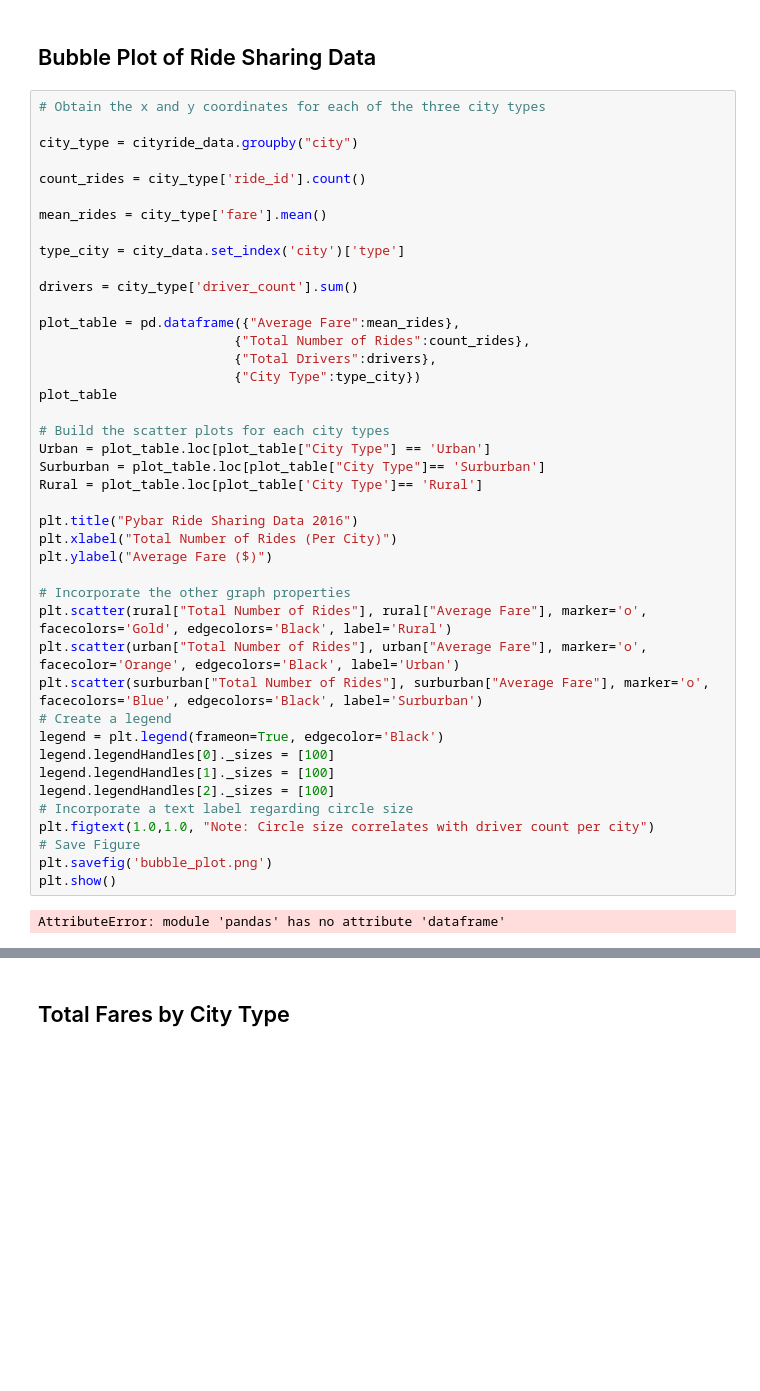
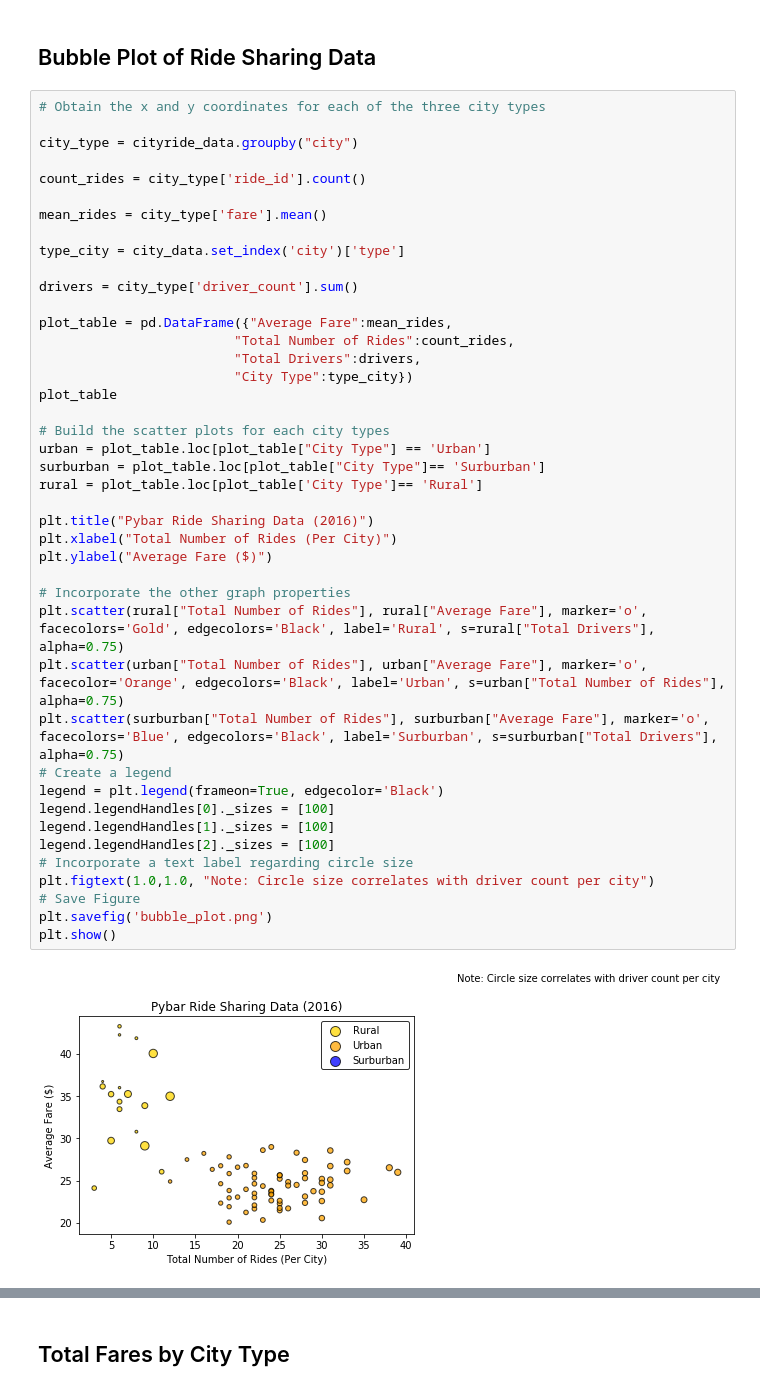
Before and after one commit to vjadeja1/test_vjadeja_19, a Jupyter notebook: HW-5 Matplotlib/Instructions/Pyber/pyber_starter.ipynb, the cells around one changed output, grey strips where cells are left out. Saved outputs shown, nothing was run; the diff lists cells and outputs as text; blank space fills up the shorter version.

```diff
--- a/HW-5 Matplotlib/Instructions/Pyber/pyber_starter.ipynb
+++ b/HW-5 Matplotlib/Instructions/Pyber/pyber_starter.ipynb
@@ -34,45 +34,45 @@ cityride_data.head()
 
 city_type = cityride_data.groupby("city")
 
 count_rides = city_type['ride_id'].count()
 
 mean_rides = city_type['fare'].mean()
 
 type_city = city_data.set_index('city')['type']
 
 drivers = city_type['driver_count'].sum()
 
-plot_table = pd.dataframe({"Average Fare":mean_rides},
-                         {"Total Number of Rides":count_rides},
-                         {"Total Drivers":drivers},
-                         {"City Type":type_city})
+plot_table = pd.DataFrame({"Average Fare":mean_rides,
+                         "Total Number of Rides":count_rides,
+                         "Total Drivers":drivers,
+                         "City Type":type_city})
 plot_table
 
 # Build the scatter plots for each city types
-Urban = plot_table.loc[plot_table["City Type"] == 'Urban']
-Surburban = plot_table.loc[plot_table["City Type"]== 'Surburban']
-Rural = plot_table.loc[plot_table['City Type']== 'Rural']
+urban = plot_table.loc[plot_table["City Type"] == 'Urban']
+surburban = plot_table.loc[plot_table["City Type"]== 'Surburban']
+rural = plot_table.loc[plot_table['City Type']== 'Rural']
 
-plt.title("Pybar Ride Sharing Data 2016")
+plt.title("Pybar Ride Sharing Data (2016)")
 plt.xlabel("Total Number of Rides (Per City)")
 plt.ylabel("Average Fare ($)")
 
 # Incorporate the other graph properties
-plt.scatter(rural["Total Number of Rides"], rural["Average Fare"], marker='o', facecolors='Gold', edgecolors='Black', label='Rural')
-plt.scatter(urban["Total Number of Rides"], urban["Average Fare"], marker='o', facecolor='Orange', edgecolors='Black', label='Urban')
-plt.scatter(surburban["Total Number of Rides"], surburban["Average Fare"], marker='o', facecolors='Blue', edgecolors='Black', label='Surburban')
+plt.scatter(rural["Total Number of Rides"], rural["Average Fare"], marker='o', facecolors='Gold', edgecolors='Black', label='Rural', s=rural["Total Drivers"], alpha=0.75)
+plt.scatter(urban["Total Number of Rides"], urban["Average Fare"], marker='o', facecolor='Orange', edgecolors='Black', label='Urban', s=urban["Total Number of Rides"], alpha=0.75)
+plt.scatter(surburban["Total Number of Rides"], surburban["Average Fare"], marker='o', facecolors='Blue', edgecolors='Black', label='Surburban', s=surburban["Total Drivers"], alpha=0.75)
 # Create a legend
 legend = plt.legend(frameon=True, edgecolor='Black')
 legend.legendHandles[0]._sizes = [100]
 legend.legendHandles[1]._sizes = [100]
 legend.legendHandles[2]._sizes = [100]
 # Incorporate a text label regarding circle size
 plt.figtext(1.0,1.0, "Note: Circle size correlates with driver count per city")
 # Save Figure
 plt.savefig('bubble_plot.png')
 plt.show()
 # %% [output]
-AttributeError: module 'pandas' has no attribute 'dataframe'
+[figure, added]
 # %%
 # Show plot
 plt.show()
```
Also changed, not shown: parts of 6 cells of this notebook, 7 other files.
